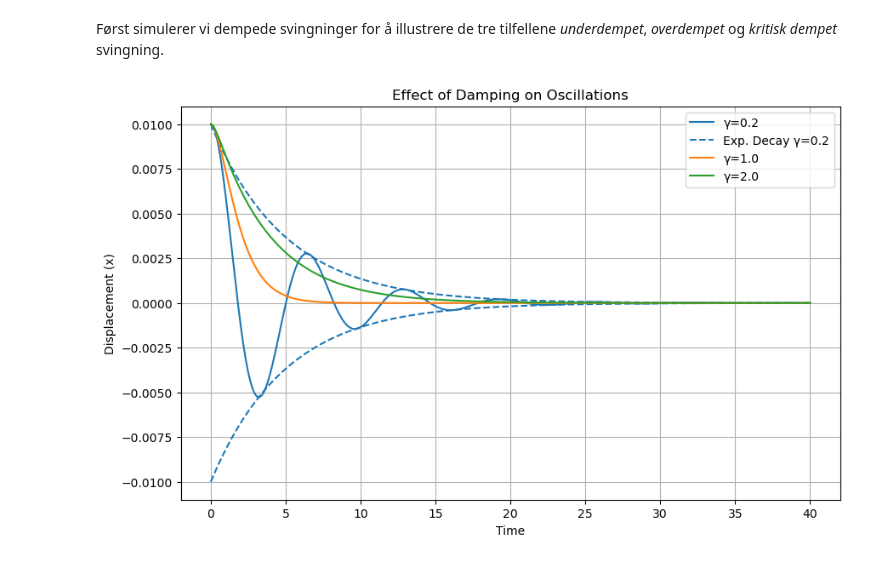
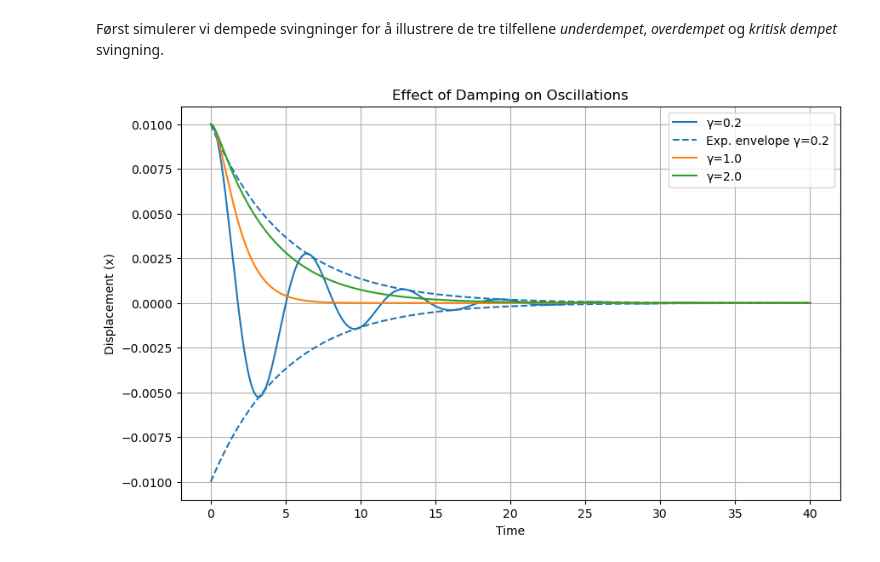
Before and after one commit to gautelinga/fy1020_demos, a Jupyter notebook: demo_6.ipynb, the cells around one changed output. Drawn from its saved outputs; the diff is of its cells as text; code cells hidden in the pictures.

```diff
--- a/demo_6.ipynb
+++ b/demo_6.ipynb
@@ -10,12 +12,12 @@ import numpy as np
 import matplotlib.pyplot as plt
 from scipy.integrate import solve_ivp
 
-def rhs(t, y, omega, gamma, F0, omega_d):
+def rhs(t, y, omega, gamma, a0, omega_d):
     # Driven, damped harmonic oscillator
     # y[0] = x, y[1] = dx/dt
     dydt = np.zeros_like(y)
     dydt[0] = y[1]
-    dydt[1] = - 2 * gamma * y[1] - omega**2 * y[0] + F0 * np.cos(omega_d * t)
+    dydt[1] = - 2 * gamma * y[1] - omega**2 * y[0] + a0 * np.cos(omega_d * t)
     return dydt
 
 def find_amplitude(t, x):
@@ -24,3 +26,30 @@ def find_amplitude(t, x):
     x_steady = x[steady_state_start:]
     amplitude = (np.max(x_steady) - np.min(x_steady)) / 2
     return amplitude
+# %%
+T = 50.0 # Total time [s]
+
+gamma = 12.5  # Damping coefficient
+omega = 1.0  # Natural frequency
+a0 = 0*1.0     # Driving force amplitude
+omega_d = 0.0  # Driving frequency
+
+y0 = [0.1, 0.0]  # Initial conditions: x(0) = 0, dx/dt(0) = 0
+
+sol = solve_ivp(rhs, [0, T], y0, args=(omega, gamma, a0, omega_d), t_eval=np.linspace(0, T, 1000))
+
+plt.figure(figsize=(10, 6))
+plt.plot(sol.t, sol.y[0], label='Displacement (x)', color='blue')
+#plt.plot(sol.t, np.exp(-gamma * sol.t) * 0.1, label='Envelope (e^(-γt))', color='red', linestyle='--')
+#plt.plot(sol.t, -np.exp(-gamma * sol.t) * 0.1, label='Envelope (e^(-γt))', color='red', linestyle='--')
+#plt.plot(sol.t, sol.y[1], label='Velocity (dx/dt)', color='orange')
+#plt.title('Driven Damped Harmonic Oscillator')
+plt.xlabel('Time')
+plt.ylabel('Response')
+plt.legend()
+plt.grid()
+plt.show()
+
+# Find amplitude of steady-state oscillations
+amplitude = find_amplitude(sol.t, sol.y[0])
+print(f'Steady-state amplitude: {amplitude:.4f}')
@@ -29,25 +61,25 @@ Først simulerer vi dempede svingninger for å illustrere de tre tilfellene _und
 # %%
 fig, ax = plt.subplots(figsize=(10, 6))
 T = 40
-gamma = 0.1  # Damping coefficient
-omega = 1.0  # Natural frequency
-F0 = 0
-omega_d = 0.2  # Driving frequency
+gamma = 0.1  # Damping coefficient [s^-1]
+omega = 1.0  # Natural frequency [s^-1]
+a0 = 0
+omega_d = 0.2  # Driving frequency [s^-1]
 y0 = [0.01, 0.0]  # Initial conditions: x(0) = 0, dx/dt(0) = 0
 
 for gamma in [0.2, 1.0, 2.0]:
-    sol = solve_ivp(rhs, [0, T], y0, args=(omega, gamma, F0, omega_d), t_eval=np.linspace(0, T, 1000))
+    sol = solve_ivp(rhs, [0, T], y0, args=(omega, gamma, a0, omega_d), t_eval=np.linspace(0, T, 1000))
     ax.plot(sol.t, sol.y[0], label=f'γ={gamma}')
     if gamma < 1.0:
         # with the same color, plot the exponential decay envelope
         col = ax.lines[-1].get_color()
-        ax.plot(sol.t, y0[0]*np.exp(-gamma * sol.t), '--', label=f'Exp. Decay γ={gamma}', color=col)
+        ax.plot(sol.t, y0[0]*np.exp(-gamma * sol.t), '--', label=f'Exp. envelope γ={gamma}', color=col)
         ax.plot(sol.t, -y0[0]*np.exp(-gamma * sol.t), '--', color=col)
 ax.set_title('Effect of Damping on Oscillations')
 ax.set_xlabel('Time')
 ax.set_ylabel('Displacement (x)')
 ax.legend()
 ax.grid()
 plt.show()
 # %% [output]
-[figure, old version]
+[figure, new version]
```
Also changed, not shown: parts of 7 cells of this notebook, 2 other files.
